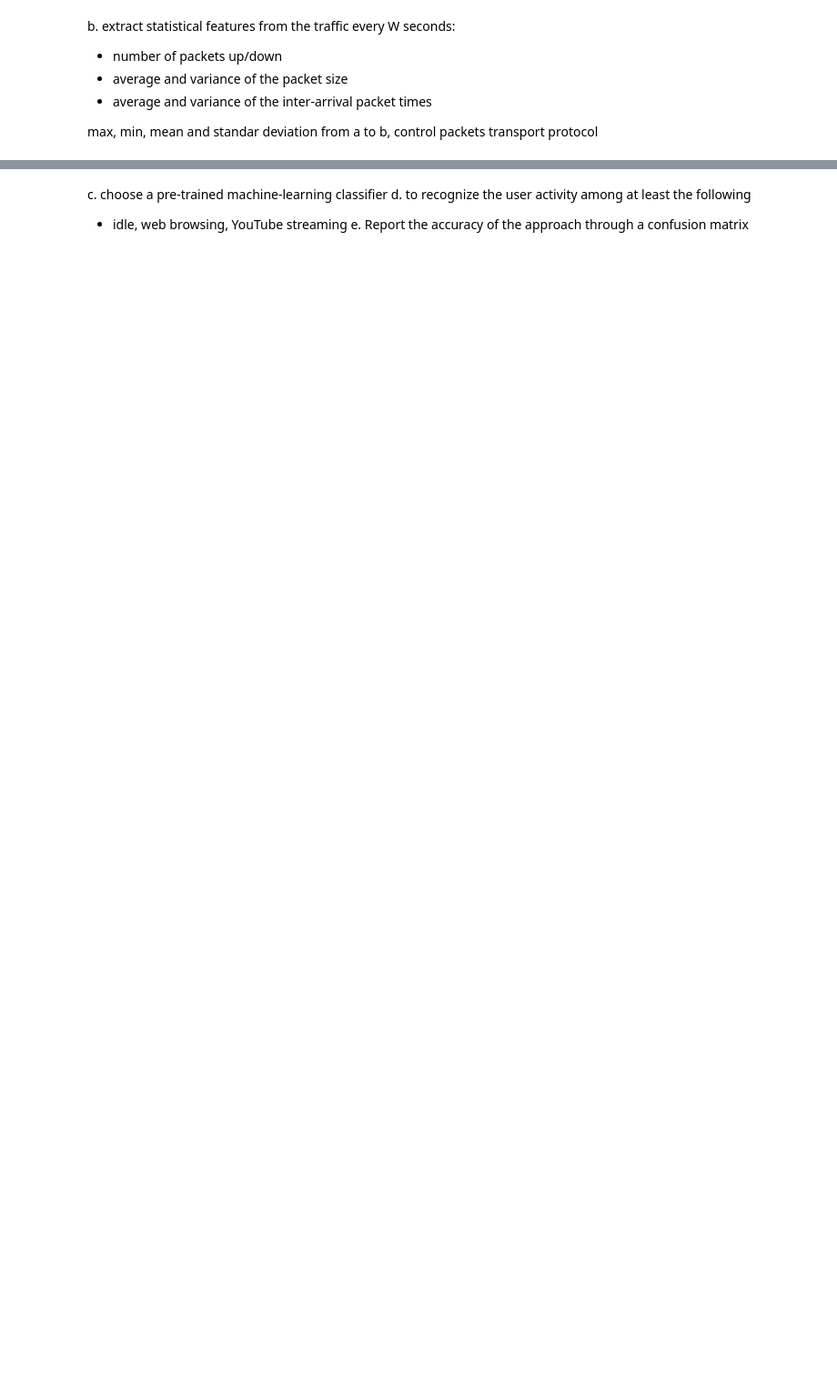
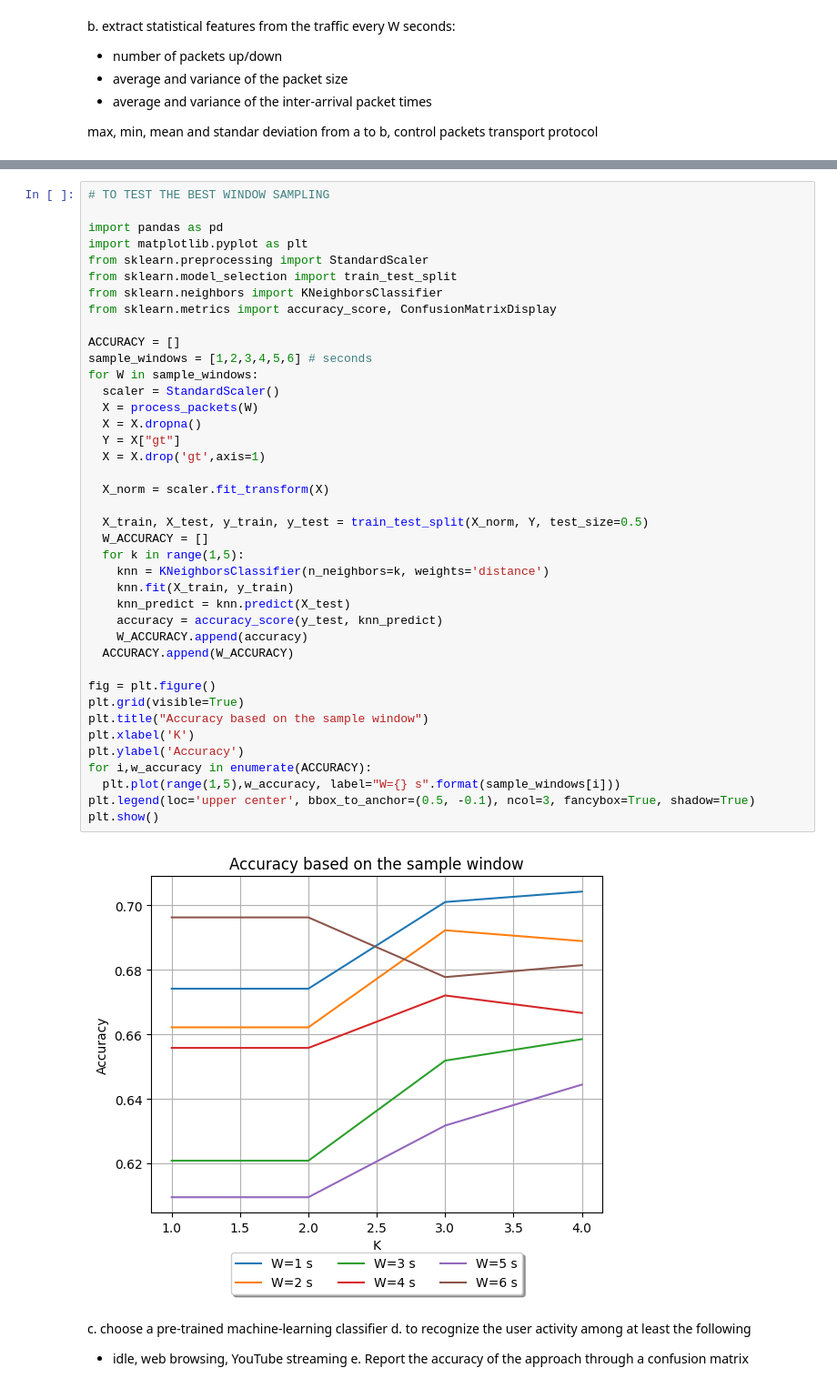
Before and after one commit to claualc/wireless, a Jupyter notebook: wifi_classifier.ipynb, the cells around one changed output, grey strips where cells are left out. Shown: that part at 91% size. Drawn from its saved outputs; the diff is of its cells as text; blank space fills up the shorter version.

```diff
--- a/wifi_classifier.ipynb
+++ b/wifi_classifier.ipynb
@@ -121,3 +123,45 @@ def process_packets(W):
+# %%
+# TO TEST THE BEST WINDOW SAMPLING
+
+import pandas as pd
+import matplotlib.pyplot as plt
+from sklearn.preprocessing import StandardScaler
+from sklearn.model_selection import train_test_split
+from sklearn.neighbors import KNeighborsClassifier
+from sklearn.metrics import accuracy_score, ConfusionMatrixDisplay
+
+ACCURACY = []
+sample_windows = [1,2,3,4,5,6] # seconds
+for W in sample_windows:
+  scaler = StandardScaler()
+  X = process_packets(W)
+  X = X.dropna()
+  Y = X["gt"]
+  X = X.drop('gt',axis=1)
+
+  X_norm = scaler.fit_transform(X)
+
+  X_train, X_test, y_train, y_test = train_test_split(X_norm, Y, test_size=0.5)
+  W_ACCURACY = []
+  for k in range(1,5):
+    knn = KNeighborsClassifier(n_neighbors=k, weights='distance')
+    knn.fit(X_train, y_train)
+    knn_predict = knn.predict(X_test)
+    accuracy = accuracy_score(y_test, knn_predict)
+    W_ACCURACY.append(accuracy)
+  ACCURACY.append(W_ACCURACY)
+
+fig = plt.figure()
+plt.grid(visible=True)
+plt.title("Accuracy based on the sample window")
+plt.xlabel('K')
+plt.ylabel('Accuracy')
+for i,w_accuracy in enumerate(ACCURACY):
+  plt.plot(range(1,5),w_accuracy, label="W={} s".format(sample_windows[i]))
+plt.legend(loc='upper center', bbox_to_anchor=(0.5, -0.1), ncol=3, fancybox=True, shadow=True)
+plt.show()
+# %% [output]
+[figure, added]
 # %% [markdown]
 c. choose a pre-trained machine-learning classifier
 d. to recognize the user activity among at least the following
```
Also changed, not shown: parts of 4 cells of this notebook, 14 other files.
